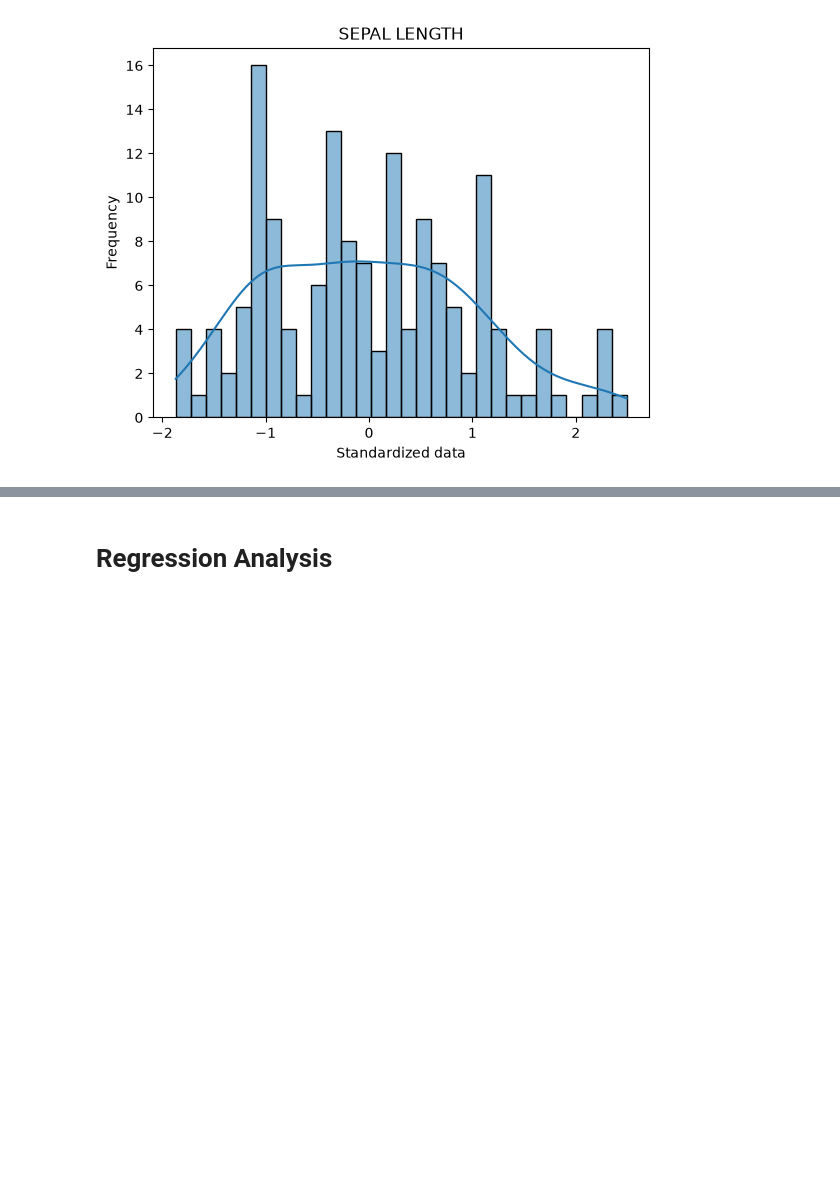
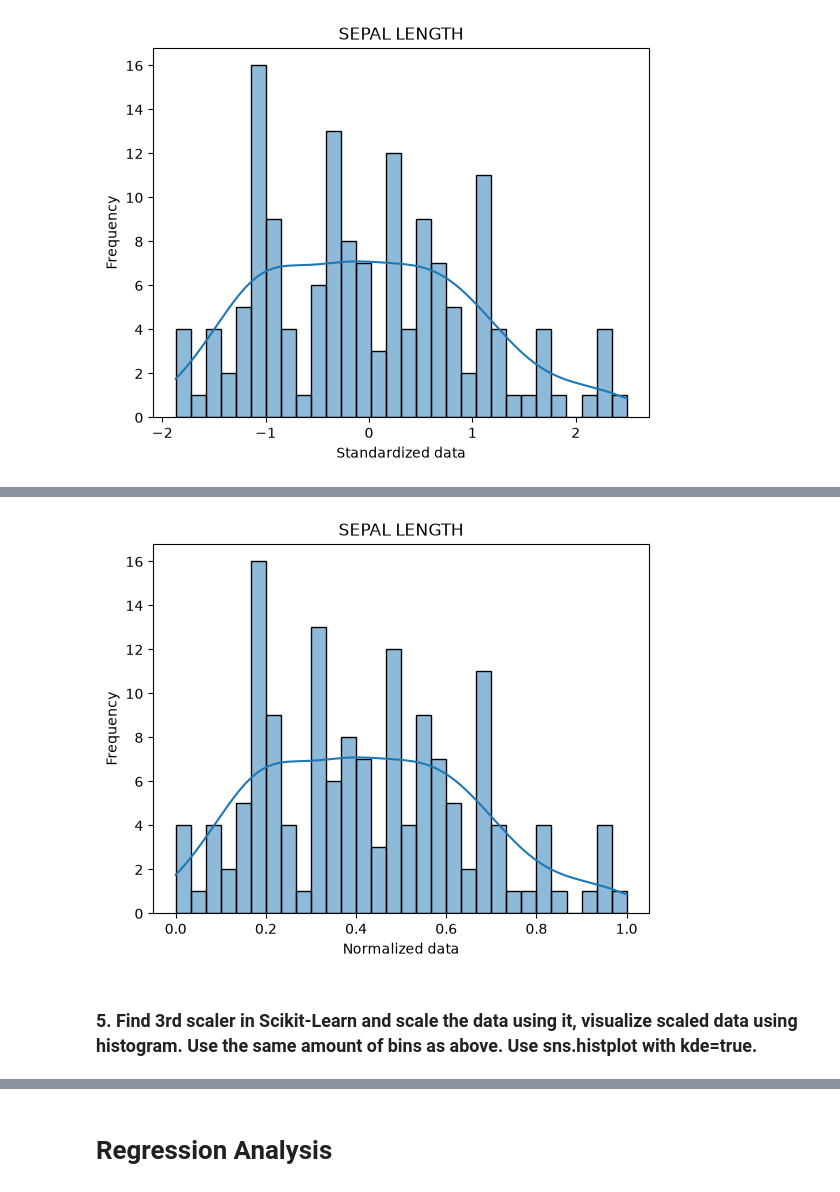
Before and after one commit to buicaothe/PYTHON, a Jupyter notebook: DATA MANAGEMENT/Labweek43/DataScaling_LinearRegression.ipynb, the cells around one changed output, grey strips where cells are left out. Cells and saved outputs as stored; diff of their text form; code cells hidden in the pictures; blank space fills up the shorter version.

```diff
--- a/DATA MANAGEMENT/Labweek43/DataScaling_LinearRegression.ipynb
+++ b/DATA MANAGEMENT/Labweek43/DataScaling_LinearRegression.ipynb
@@ -425,0 +417,7 @@ plt.show()
+# %%
+# data normalization with sklearn
+from sklearn.preprocessing import MinMaxScaler
+minMaxS = MinMaxScaler() # in reality, no need to assign this to a new variable minMaxS
+# transform data
+scaler2 = minMaxS.fit_transform(df1)
+print(scaler2.transpose())
@@ -425,0 +442,4 @@ plt.show()
+# %%
+# Create Serie where normalized data is included
+norm_length = scaler2[:,0] # convert into a Series
+norm_length
@@ -425,0 +464,11 @@ plt.show()
+# %%
+# plot data
+sns.histplot(data=norm_length ,bins=30, kde=True) # print histogram chart for df1, number of bins is 30. kde = True: ad a smooth curve to see the overall distribution
+plt.xlabel('Normalized data', fontsize=10)
+plt.ylabel('Frequency', fontsize=10)
+plt.title("SEPAL LENGTH", fontsize=12)
+plt.show()
+# %% [output]
+[figure, added]
+# %% [markdown]
+### 5. Find 3rd scaler in Scikit-Learn and scale the data using it, visualize scaled data using histogram. Use the same amount of bins as above. Use sns.histplot with kde=true.
```
Also changed, not shown: parts of 53 cells of this notebook, 1 other file.
